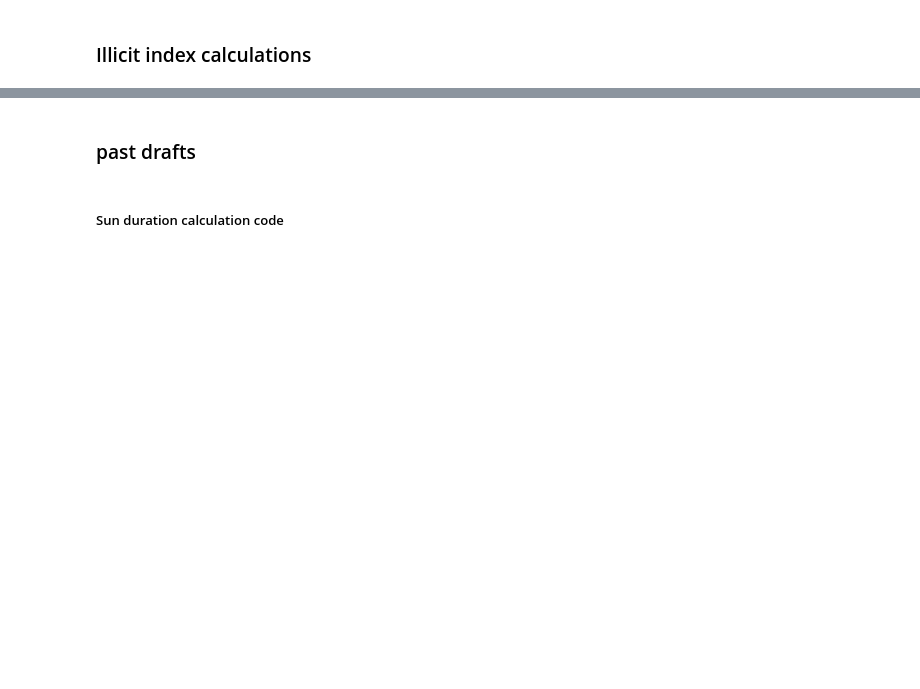
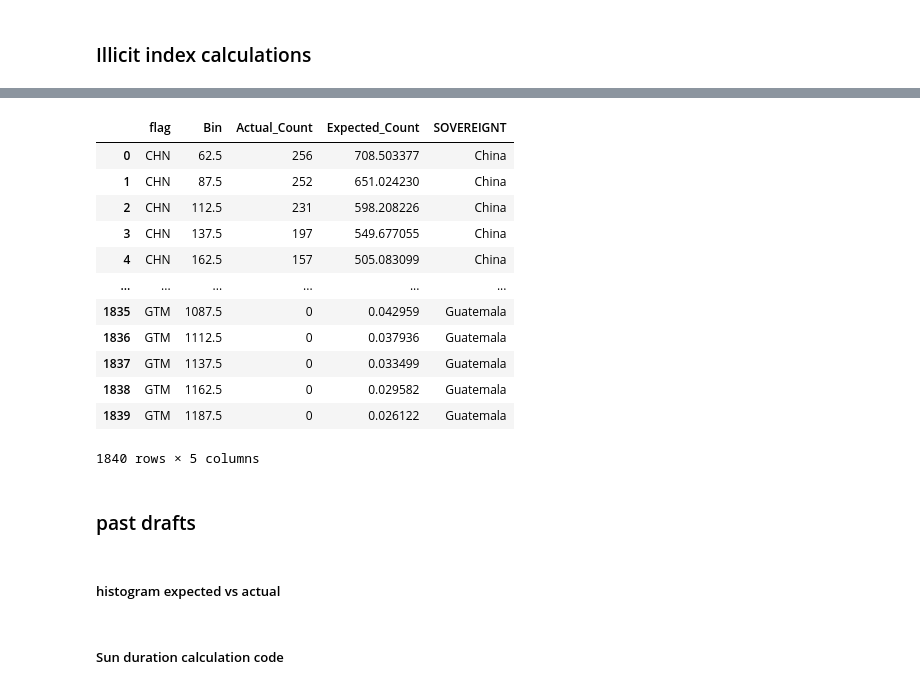
Before and after one commit to RRRan2333/ais_fishing_signal, a Jupyter notebook: primary.ipynb, the cells around one changed output, grey strips where cells are left out. Cells and saved outputs as stored; diff of their text form; code cells hidden in the pictures; blank space fills up the shorter version.

```diff
--- a/primary.ipynb
+++ b/primary.ipynb
@@ -777,0 +676,20 @@ plt.show()
+# %%
+# merge 'SOVEREIGNT' from countries_border to spike_viz_structured, join on 'flag'
+spike_viz_structured = pd.merge(spike_viz_structured, countries_border[['SOVEREIGNT', 'ADM0_A3']], how='left', left_on='flag', right_on='ADM0_A3')
+# drop 'ADM0_A3' col
+spike_viz_structured = spike_viz_structured.drop(columns=['ADM0_A3'])
+spike_viz_structured
+# %% [output]
+|  | flag | Bin | Actual_Count | Expected_Count | SOVEREIGNT |
+| 0 | CHN | 62.5 | 256 | 708.503377 | China |
+| 1 | CHN | 87.5 | 252 | 651.024230 | China |
+| 2 | CHN | 112.5 | 231 | 598.208226 | China |
+| 3 | CHN | 137.5 | 197 | 549.677055 | China |
+| 4 | CHN | 162.5 | 157 | 505.083099 | China |
+| ... | ... | ... | ... | ... | ... |
+| 1835 | GTM | 1087.5 | 0 | 0.042959 | Guatemala |
+| 1836 | GTM | 1112.5 | 0 | 0.037936 | Guatemala |
+| 1837 | GTM | 1137.5 | 0 | 0.033499 | Guatemala |
+| 1838 | GTM | 1162.5 | 0 | 0.029582 | Guatemala |
+| 1839 | GTM | 1187.5 | 0 | 0.026122 | Guatemala |
+1840 rows × 5 columns
@@ -778,2 +698,4 @@ plt.show()
 # %% [markdown]
 ### past drafts
+# %% [markdown]
+##### histogram expected vs actual
```
Also changed, not shown: parts of 22 cells of this notebook, 5 other files.
